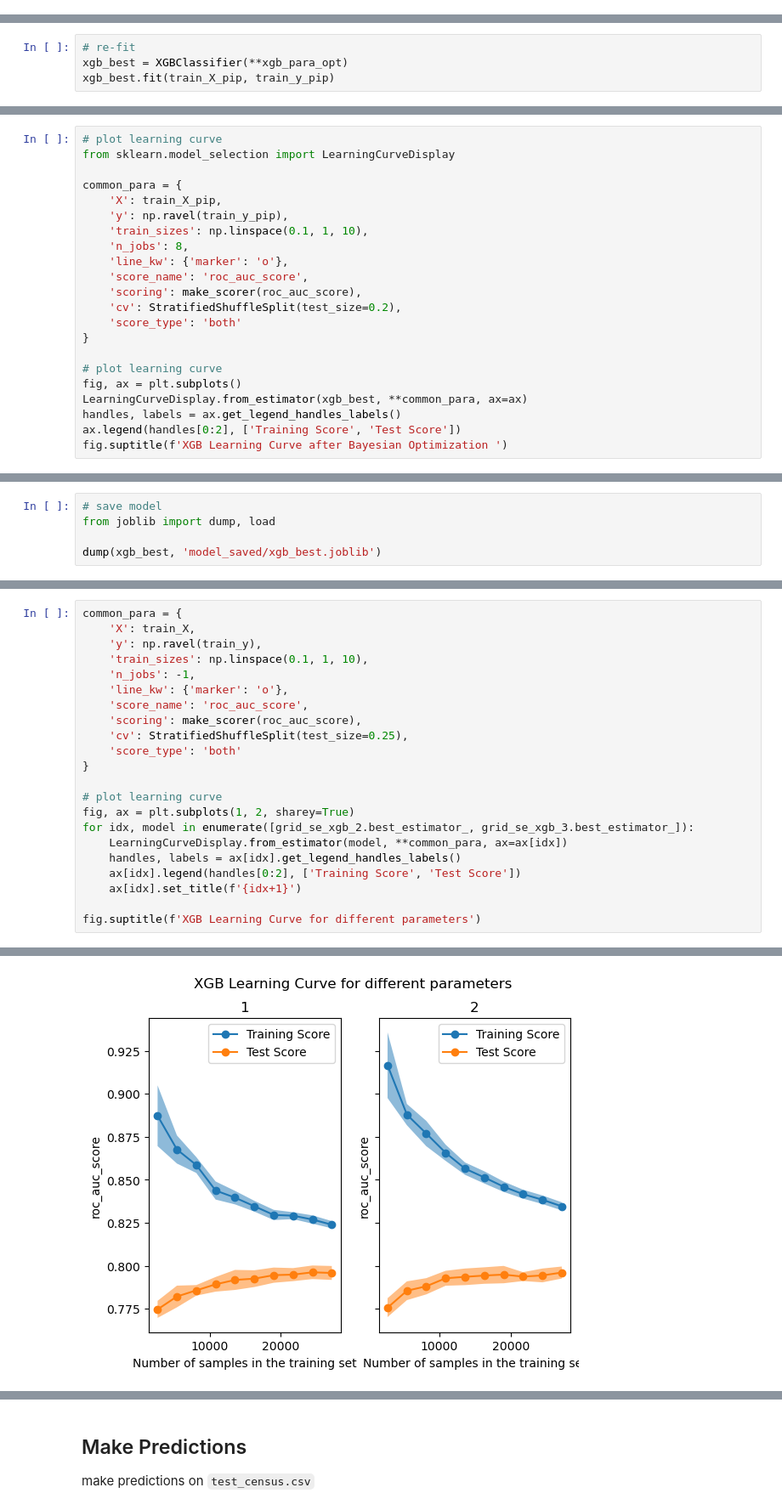
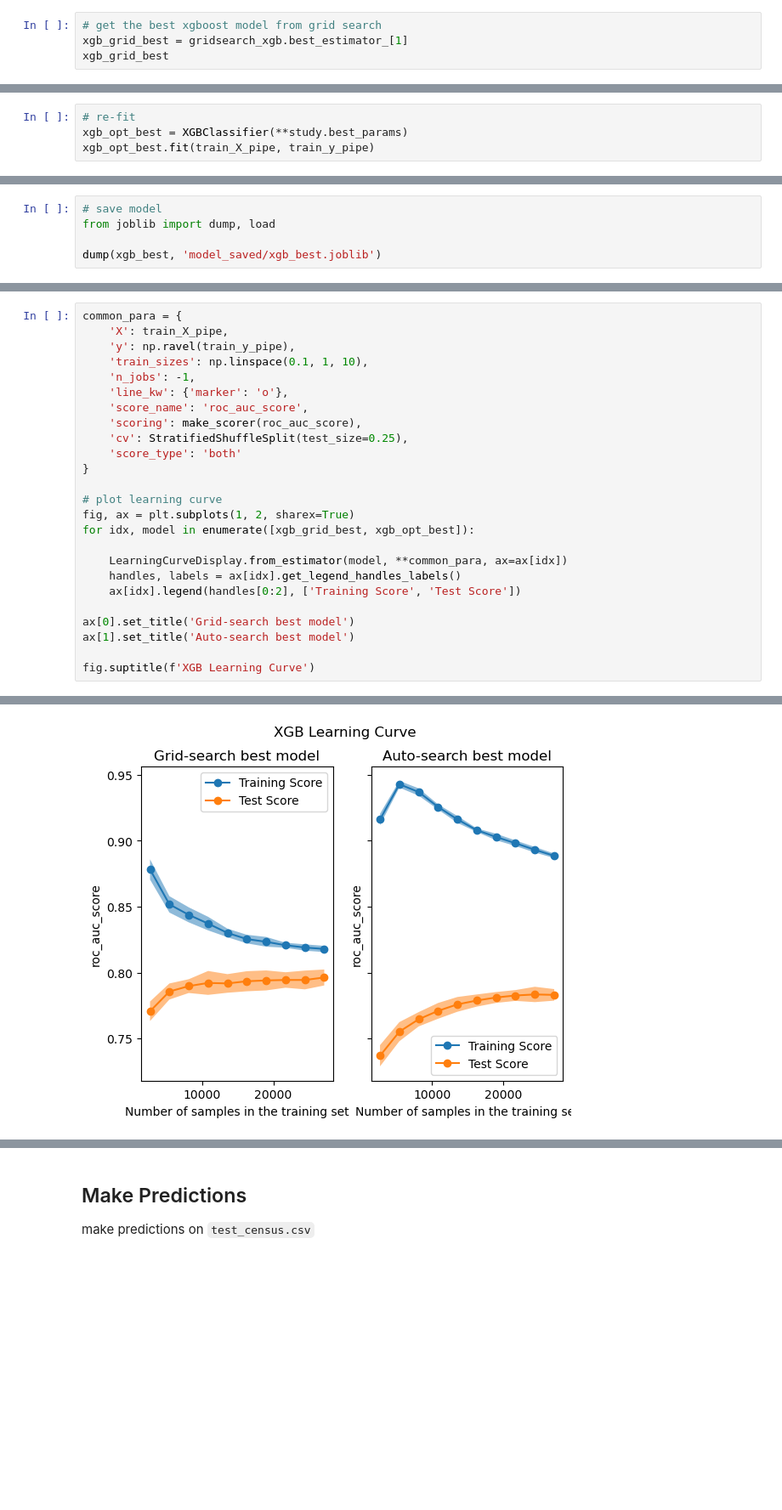
Before and after one commit to yaminww/income_classification, a Jupyter notebook: income_classification.ipynb, the cells around one changed output, grey strips where cells are left out. Shown at 85% size. Drawn from its saved outputs; the diff is of its cells as text; blank space fills up the shorter version.

```diff
--- a/income_classification.ipynb
+++ b/income_classification.ipynb
@@ -714,0 +751,4 @@ scikit-optimize use bayesian optimization to find the best hyper-parameter as so
+# %%
+# get the best xgboost model from grid search
+xgb_grid_best = gridsearch_xgb.best_estimator_[1]
+xgb_grid_best
@@ -783,5 +850,5 @@ Best value: 0.8088903162352846
 # %%
 # re-fit
-xgb_best = XGBClassifier(**xgb_para_opt)
-xgb_best.fit(train_X_pip, train_y_pip)
+xgb_opt_best = XGBClassifier(**study.best_params)
+xgb_opt_best.fit(train_X_pipe, train_y_pipe)
 # %% [output]
@@ -801,22 +869,0 @@ XGBClassifier(alpha=0.7455789326818406, base_score=None, booster=None,
-# %%
-# plot learning curve
-from sklearn.model_selection import LearningCurveDisplay
-
-common_para = {
-    'X': train_X_pip,
-    'y': np.ravel(train_y_pip),
-    'train_sizes': np.linspace(0.1, 1, 10),
-    'n_jobs': 8,
-    'line_kw': {'marker': 'o'},
-    'score_name': 'roc_auc_score',
-    'scoring': make_scorer(roc_auc_score),
-    'cv': StratifiedShuffleSplit(test_size=0.2),
-    'score_type': 'both'
-}
-
-# plot learning curve
-fig, ax = plt.subplots()
-LearningCurveDisplay.from_estimator(xgb_best, **common_para, ax=ax)
-handles, labels = ax.get_legend_handles_labels()
-ax.legend(handles[0:2], ['Training Score', 'Test Score'])
-fig.suptitle(f'XGB Learning Curve after Bayesian Optimization ')
@@ -833,7 +878,7 @@ dump(xgb_best, 'model_saved/xgb_best.joblib')
 # %%
 common_para = {
-    'X': train_X,
-    'y': np.ravel(train_y),
+    'X': train_X_pipe,
+    'y': np.ravel(train_y_pipe),
     'train_sizes': np.linspace(0.1, 1, 10),
     'n_jobs': -1,
     'line_kw': {'marker': 'o'},
@@ -844,12 +889,15 @@ common_para = {
 }
 
 # plot learning curve
-fig, ax = plt.subplots(1, 2, sharey=True)
-for idx, model in enumerate([grid_se_xgb_2.best_estimator_, grid_se_xgb_3.best_estimator_]):
+fig, ax = plt.subplots(1, 2, sharex=True)
+for idx, model in enumerate([xgb_grid_best, xgb_opt_best]):
+
     LearningCurveDisplay.from_estimator(model, **common_para, ax=ax[idx])
     handles, labels = ax[idx].get_legend_handles_labels()
     ax[idx].legend(handles[0:2], ['Training Score', 'Test Score'])
-    ax[idx].set_title(f'{idx+1}')
 
-fig.suptitle(f'XGB Learning Curve for different parameters')
+ax[0].set_title('Grid-search best model')
+ax[1].set_title('Auto-search best model')
+
+fig.suptitle(f'XGB Learning Curve')
 # %% [output]
@@ -857 +905 @@ Text(0.5, 0.98, 'XGB Learning Curve for different parameters')
-[figure, old version]
+[figure, new version]
```
Also changed, not shown: parts of 87 cells of this notebook, 4 other files.
